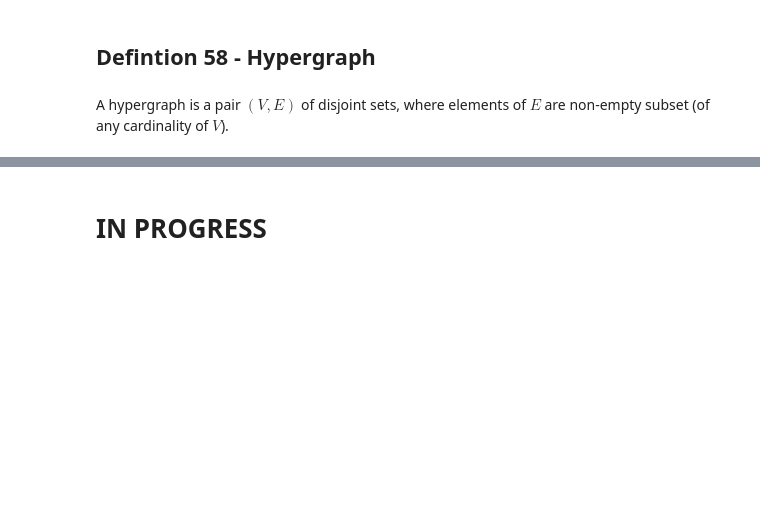
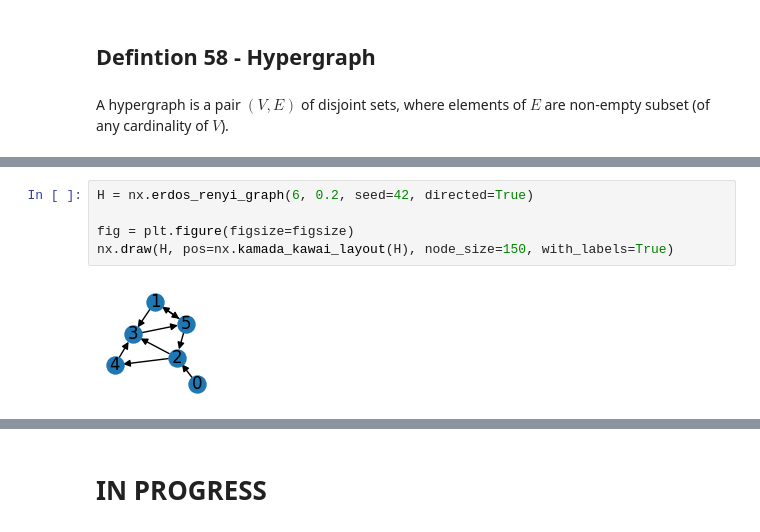
Before and after one commit to lipinski/graph-theory, a Jupyter notebook: definitions.ipynb, the cells around one changed output, grey strips where cells are left out. Drawn from its saved outputs; the diff is of its cells as text; blank space fills up the shorter version.

```diff
--- a/definitions.ipynb
+++ b/definitions.ipynb
@@ -1068,0 +1075,7 @@ A hypergraph is a pair $(V, E)$ of disjoint sets, where elements of $E$ are non-
+# %%
+H = nx.erdos_renyi_graph(6, 0.2, seed=42, directed=True)
+
+fig = plt.figure(figsize=figsize)
+nx.draw(H, pos=nx.kamada_kawai_layout(H), node_size=150, with_labels=True)
+# %% [output]
+[figure, added]
```
Also changed, not shown: parts of 14 cells of this notebook.
